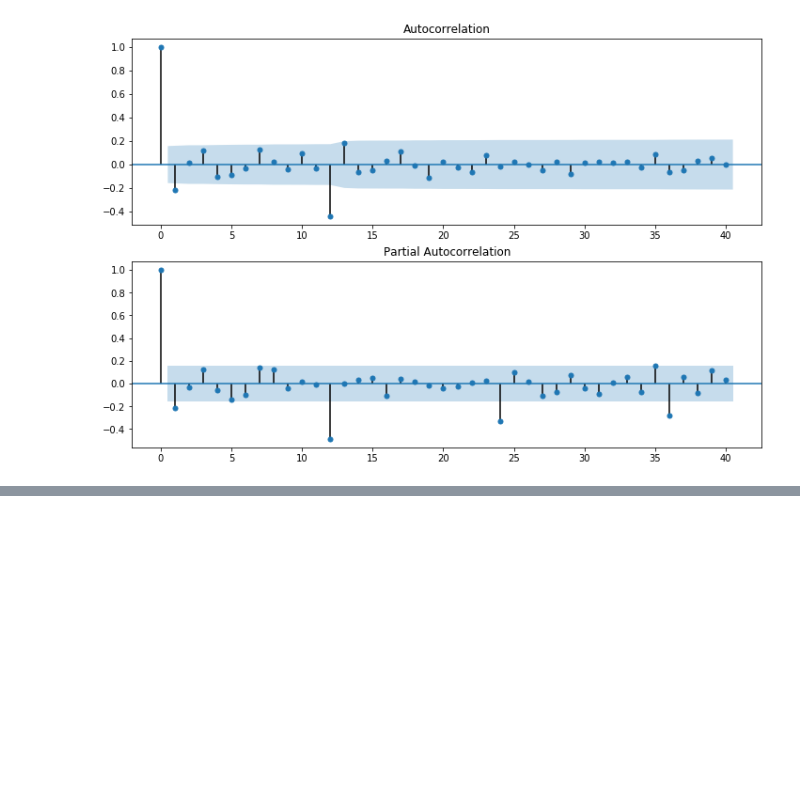
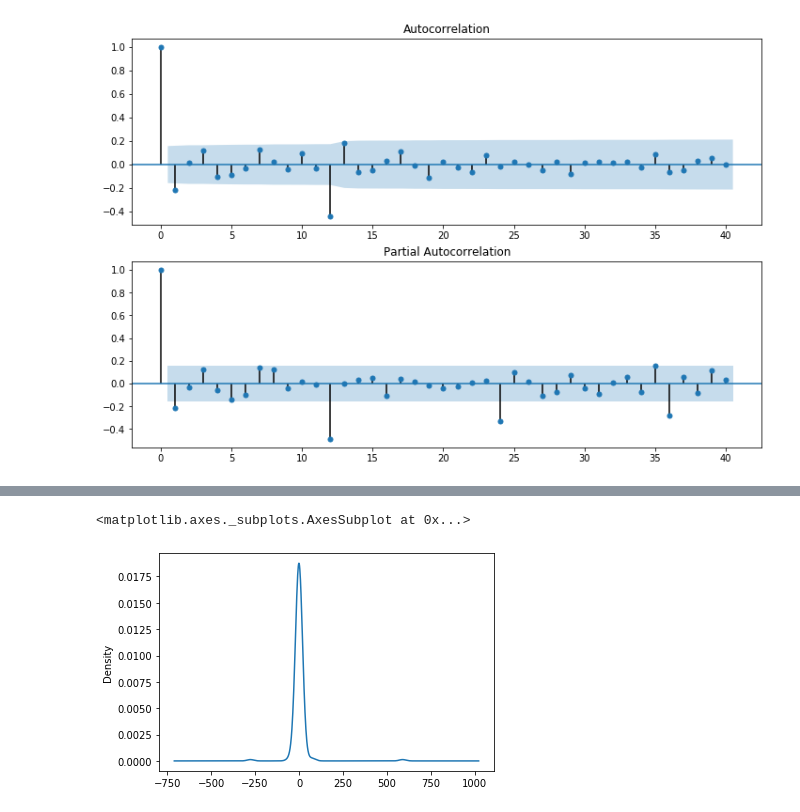
Before and after one commit to fagan2888/udemy-python-for-finance, a Jupyter notebook: time_series_analysis.ipynb, the cells around one changed output, grey strips where cells are left out. Saved outputs shown, nothing was run; the diff lists cells and outputs as text; code cells hidden in the pictures; blank space fills up the shorter version.

```diff
--- a/time_series_analysis.ipynb
+++ b/time_series_analysis.ipynb
@@ -579,0 +640,5 @@ fig = sm.graphics.tsa.plot_pacf(milk_production['Seasonal first difference'].ilo
+# %%
+results.resid.plot(kind='kde')
+# %% [output]
+<matplotlib.axes._subplots.AxesSubplot at 0x...>
+[figure, added]
```
Also changed, not shown: parts of 24 cells of this notebook.
